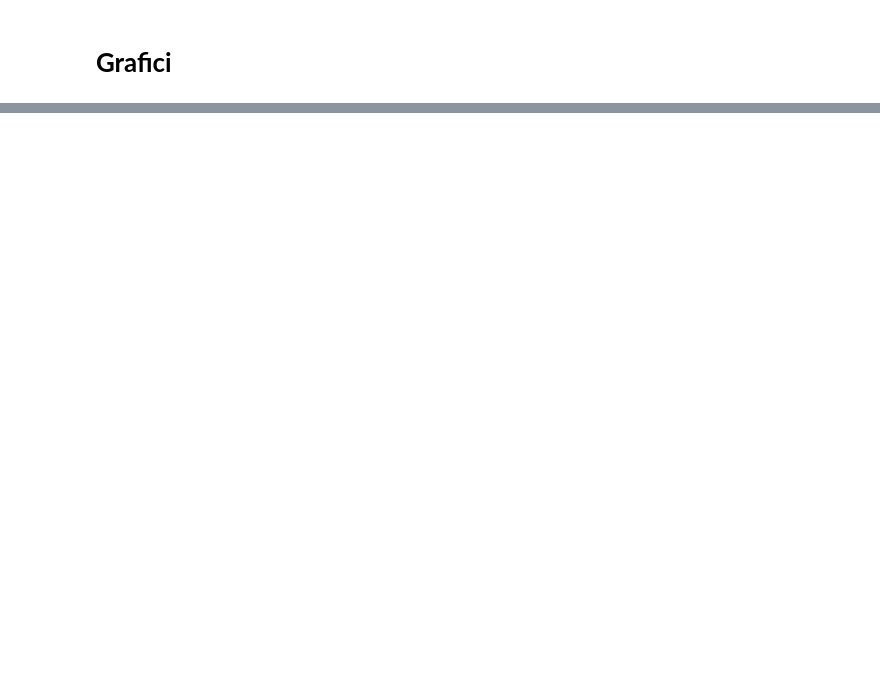
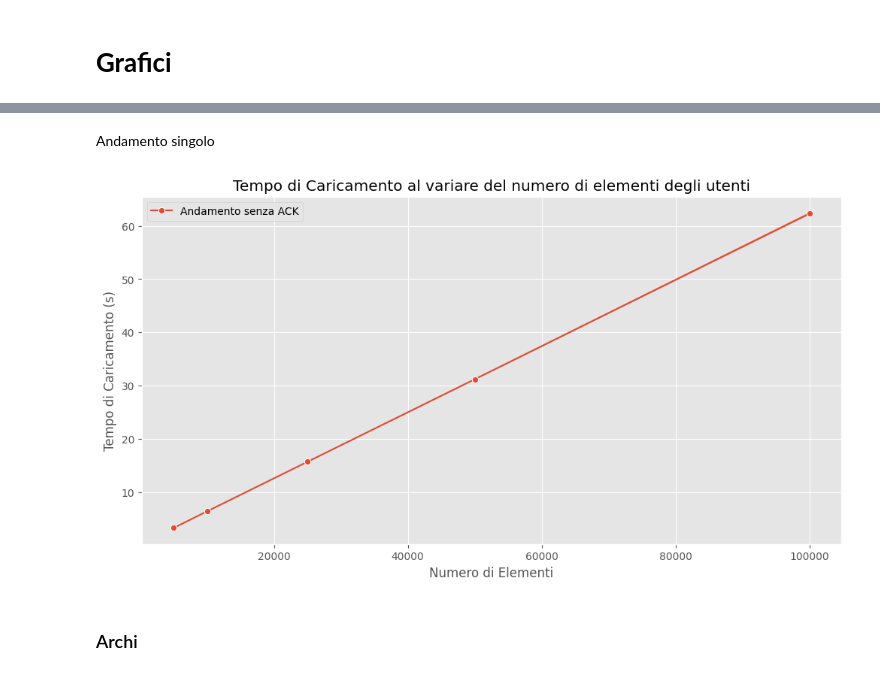
Before and after one commit to TommasoFerrario18/GraphDB, a Jupyter notebook: code/visualization.ipynb, the cells around one changed output, grey strips where cells are left out. Drawn from its saved outputs; the diff is of its cells as text; code cells hidden in the pictures; blank space fills up the shorter version.

```diff
--- a/code/visualization.ipynb
+++ b/code/visualization.ipynb
@@ -523,0 +14,10 @@ wc3_node_df = pd.read_csv("./../results/loading_nodes_dist_new_wc3.csv", index_c
+# %%
+n_load_cent = pd.read_csv("./../results/loading_nodes_cent_new.csv", index_col=[0, 1])
+n_load_dist = pd.read_csv("./../results/loading_nodes_dist_new.csv", index_col=[0, 1])
+
+n_load_cent_ack = pd.read_csv(
+    "./../results/loading_nodes_cent_new_with_ack.csv", index_col=[0, 1]
+)
+n_load_dist_ack = pd.read_csv(
+    "./../results/loading_nodes_dist_new_with_ack.csv", index_col=[0, 1]
+)
@@ -523,0 +143,22 @@ wc3_node_df = pd.read_csv("./../results/loading_nodes_dist_new_wc3.csv", index_c
+# %% [markdown]
+Andamento singolo
+# %%
+plt.figure(figsize=(12, 6))
+sns.lineplot(x="qty", y="mean", data=summary_n_cent, marker="o", label="Andamento senza ACK")
+plt.fill_between(
+    summary_n_cent["qty"],
+    summary_n_cent["mean"] - summary_n_cent["std"],
+    summary_n_cent["mean"] + summary_n_cent["std"],
+    alpha=0.5,
+)
+
+# Personalizza il grafico
+plt.title("Tempo di Caricamento al variare del numero di elementi degli utenti")
+plt.xlabel("Numero di Elementi")
+plt.ylabel("Tempo di Caricamento (s)")
+plt.legend()
+plt.show()
+# %% [output]
+[figure, added]
+# %% [markdown]
+### Archi
```
Also changed, not shown: parts of 88 cells of this notebook, 13 other files.
